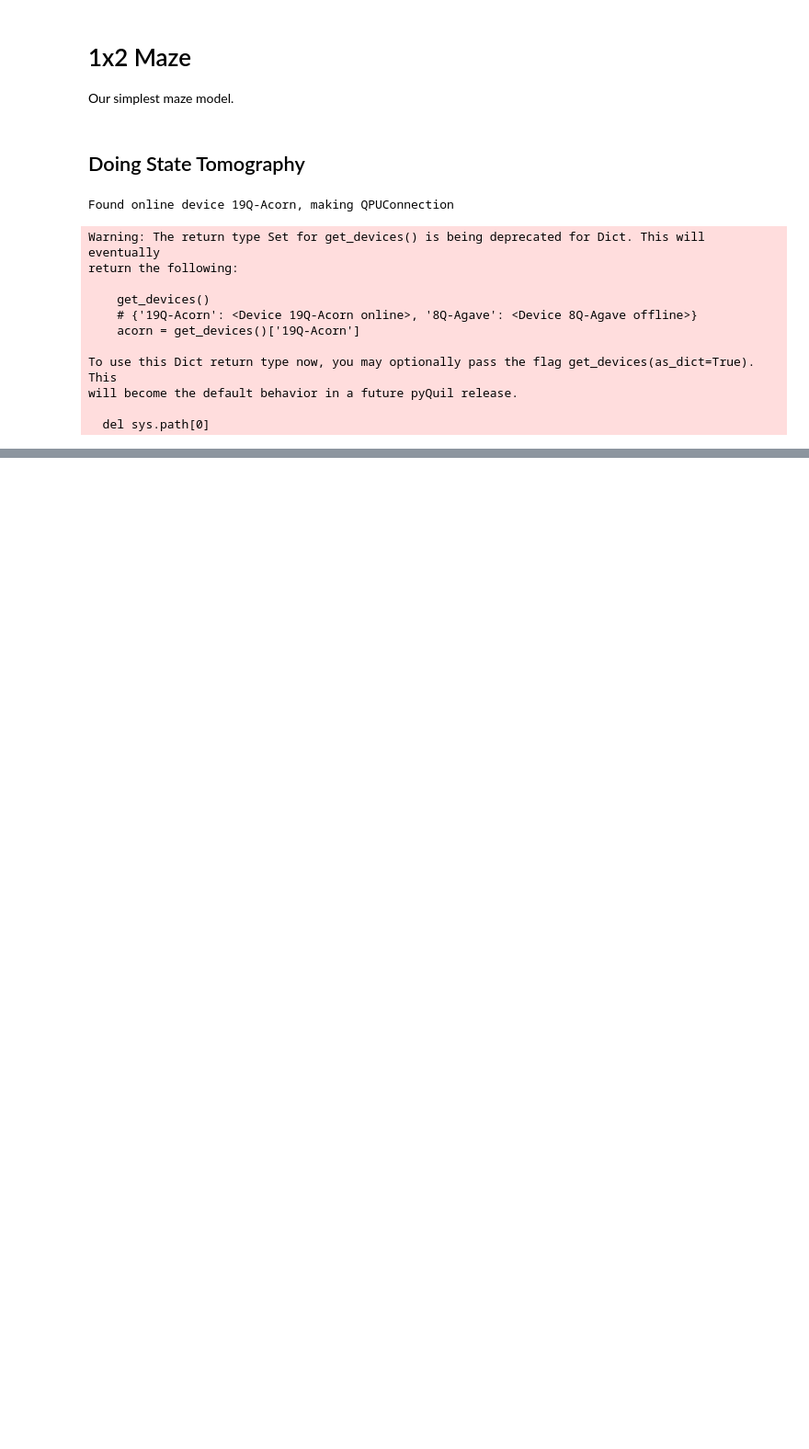
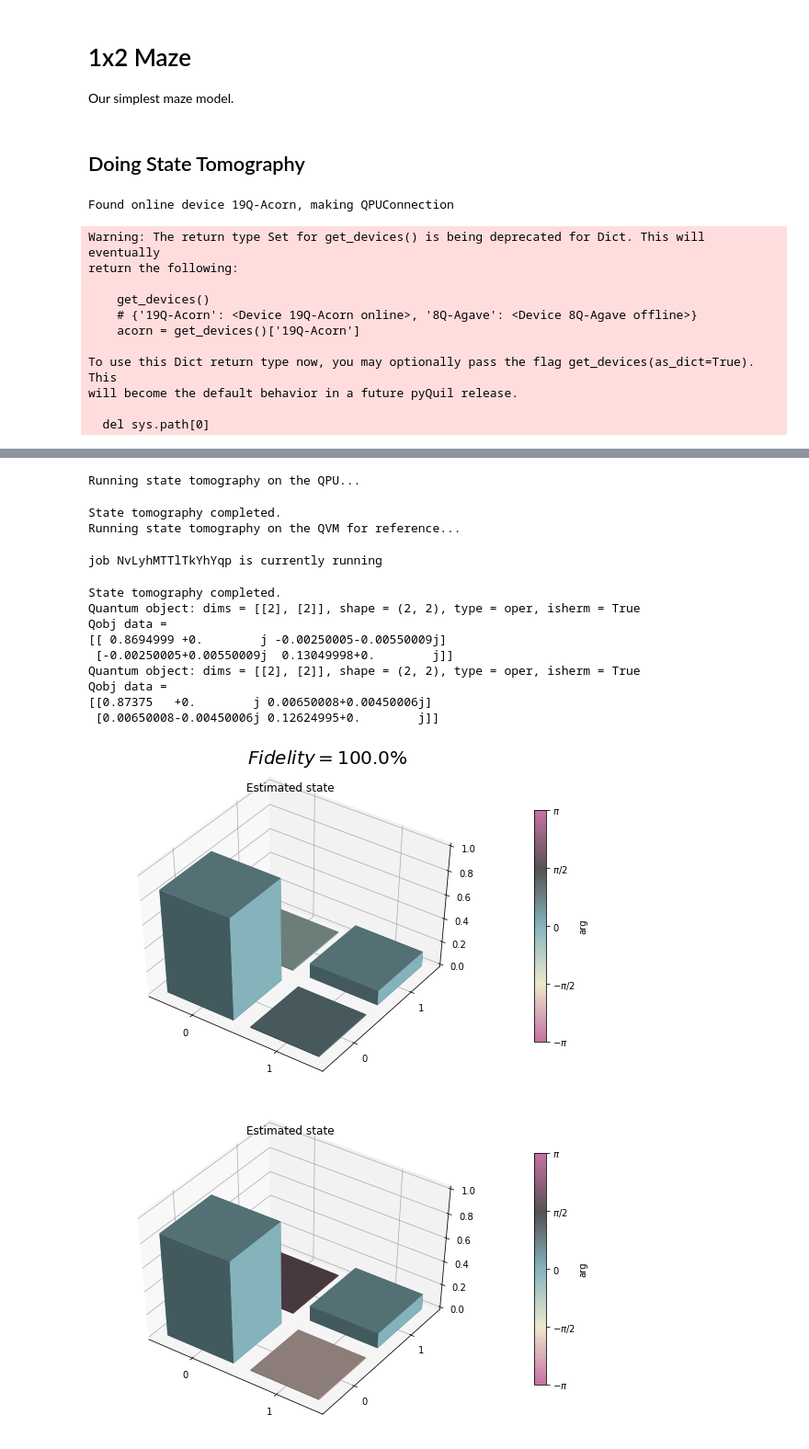
Before and after one commit to DuckTigger/RigettiHack, a Jupyter notebook: Rigetti Hackathon Maze 1D.ipynb, the cells around one changed output, grey strips where cells are left out. Shown: that part at 92% size. Saved outputs shown, nothing was run; the diff lists cells and outputs as text; code cells hidden in the pictures; blank space fills up the shorter version.

Commit message:
Added state tomo tests

```diff
--- a/Rigetti Hackathon Maze 1D.ipynb
+++ b/Rigetti Hackathon Maze 1D.ipynb
@@ -268,8 +273,22 @@ qpu = QPUConnection(acorn)
 # %%
-%%time
-print("Running state tomography on the QPU...")
-state_tomography_qpu, _, _ = do_state_tomography(prog, NUM_SAMPLES, qpu, qubits)
-print("State tomography completed.")
-print("Running state tomography on the QVM for reference...")
-state_tomography_qvm, _, _ = do_state_tomography(prog, NUM_SAMPLES, qvm, qubits)
-print("State tomography completed.")
+import os
+def plot_state(step):
+
+    prog = maze(step)
+    print("Running state tomography on the QPU...")
+    state_tomography_qpu, _, _ = do_state_tomography(prog, NUM_SAMPLES, qpu, qubits)
+    print("State tomography completed.")
+    print("Running state tomography on the QVM for reference...")
+    state_tomography_qvm, _, _ = do_state_tomography(prog, NUM_SAMPLES, qvm, qubits)
+    print("State tomography completed.")
+    print(state_tomography_qvm.rho_est)
+    state_fidelity = state_tomography_qpu.fidelity(state_tomography_qvm.rho_est)
+
+    print(state_tomography_qpu.rho_est)
+    qpu_plot = state_tomography_qpu.plot()
+    qpu_plot.text(0.35, 0.9, r'$Fidelity={:1.1f}\%$'.format(state_fidelity*100), size=20)
+    plt.savefig(os.path.join("state_tomo","state_tomography_qpu_%d.eps" %step))
+    state_tomography_qvm.plot()
+    plt.savefig(os.path.join("state_tomo","state_tomography_theory_%d.eps" %step))
+    with open(os.path.join("state_tomo","probabilites.txt"),"ab") as f:
+        np.savetxt(f,[state_tomography_qpu.rho_est[0,0].real, state_tomography_qvm.rho_est[0,0].real])
@@ -303,0 +295,18 @@ Qobj data =
+# %%
+plot_state(1)
+# %% [output]
+Running state tomography on the QPU...
+State tomography completed.
+Running state tomography on the QVM for reference...
+job NvLyhMTTlTkYhYqp is currently running
+State tomography completed.
+Quantum object: dims = [[2], [2]], shape = (2, 2), type = oper, isherm = True
+Qobj data =
+[[ 0.8694999 +0.        j -0.00250005-0.00550009j]
+ [-0.00250005+0.00550009j  0.13049998+0.        j]]
+Quantum object: dims = [[2], [2]], shape = (2, 2), type = oper, isherm = True
+Qobj data =
+[[0.87375   +0.        j 0.00650008+0.00450006j]
+ [0.00650008-0.00450006j 0.12624995+0.        j]]
+[figure, added]
+[figure, added]
```
Also changed, not shown: parts of 18 cells of this notebook, 22 other files.
